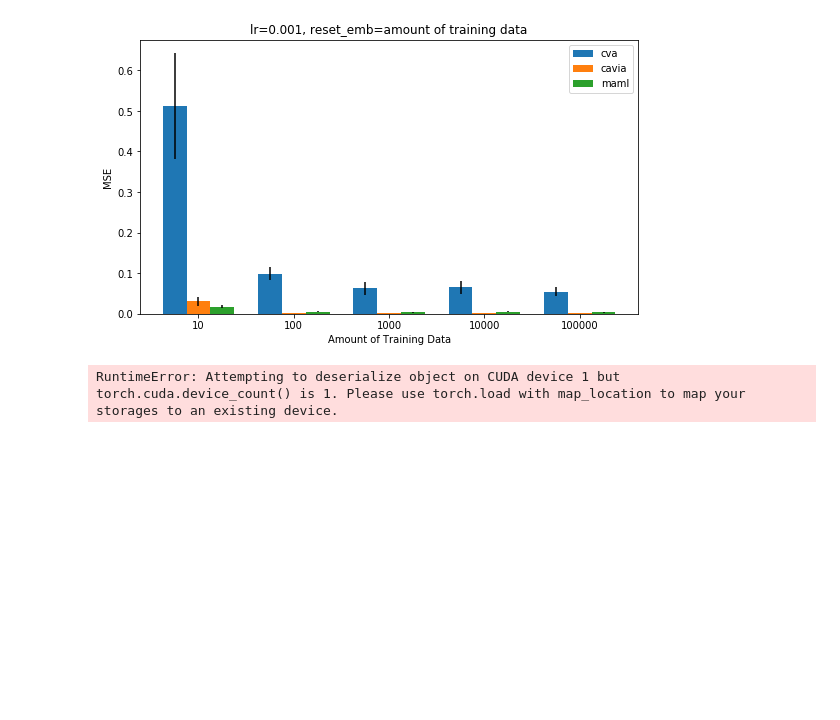
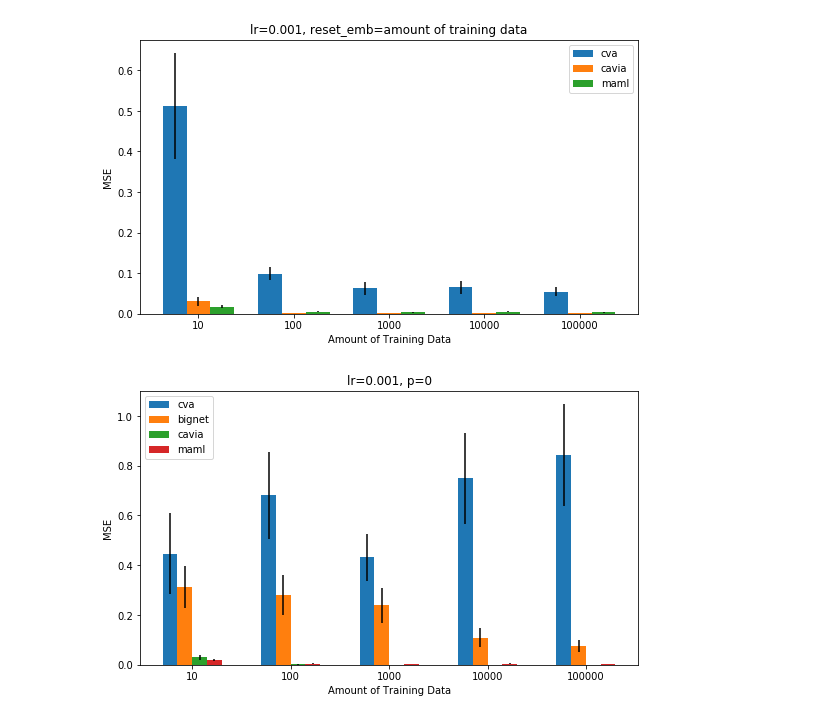
Before and after one commit to JacobTyo/cavia, a Jupyter notebook: regression/notebooks/EasyCompairisonsFinalOptimistic.ipynb, the cells around one changed output. Drawn from its saved outputs; the diff is of its cells as text; code cells hidden in the pictures; blank space fills up the shorter version.

```diff
--- a/regression/notebooks/EasyCompairisonsFinalOptimistic.ipynb
+++ b/regression/notebooks/EasyCompairisonsFinalOptimistic.ipynb
@@ -802,37 +839,37 @@ for amnt in amnts:
     cva_mins.append(loggers['cva'][amnt].test_loss[idx])
     cva_stds.append(loggers['cva'][amnt].test_conf[idx])
     idx = np.argmin(loggers['bignet'][amnt].test_loss)
-    cva_mins.append(loggers['bignet'][amnt].test_loss[idx])
-    cva_stds.append(loggers['bignet'][amnt].test_conf[idx])
+    bignet_mins.append(loggers['bignet'][amnt].test_loss[idx])
+    bignet_stds.append(loggers['bignet'][amnt].test_conf[idx])
     idx = np.argmin(loggers['cavia'][amnt].test_loss)
     cavia_mins.append(loggers['cavia'][amnt].test_loss[idx])
     cavia_stds.append(loggers['cavia'][amnt].test_conf[idx])
     idx = np.argmin(loggers['maml'][amnt].test_loss)
     maml_mins.append(loggers['maml'][amnt].test_loss[idx])
     maml_stds.append(loggers['maml'][amnt].test_conf[idx])
 
 xlabels = amnts
 x = np.arange(len(xlabels))
 width = 0.15
 
 fig, ax = plt.subplots()
 rects1 = ax.bar(x-1.5*width, cva_mins, width, label='cva', yerr=cva_stds)
 rects15 = ax.bar(x-.5*width, bignet_mins, width, label='bignet', yerr=bignet_stds)
 rects2 = ax.bar(x+.5*width, cavia_mins, width, label='cavia', yerr=cavia_stds)
 rects3 = ax.bar(x+1.5*width, maml_mins, width, label='maml', yerr=maml_stds)
 ax.set_ylabel('MSE')
 ax.set_xlabel('Amount of Training Data')
 ax.set_title('lr=0.001, p=0')
 ax.set_xticks(x)
 ax.set_xticklabels(xlabels)
 ax.legend()
 # plt.ylim(0, .2)
 
 fig.tight_layout()
 
 fig = plt.gcf()
 fig.set_size_inches(8,5)
 
 plt.show()
 # %% [output]
-RuntimeError: Attempting to deserialize object on CUDA device 1 but torch.cuda.device_count() is 1. Please use torch.load with map_location to map your storages to an existing device.
+[figure, added]
```
Also changed, not shown: parts of 6 cells of this notebook, 1 other file.
